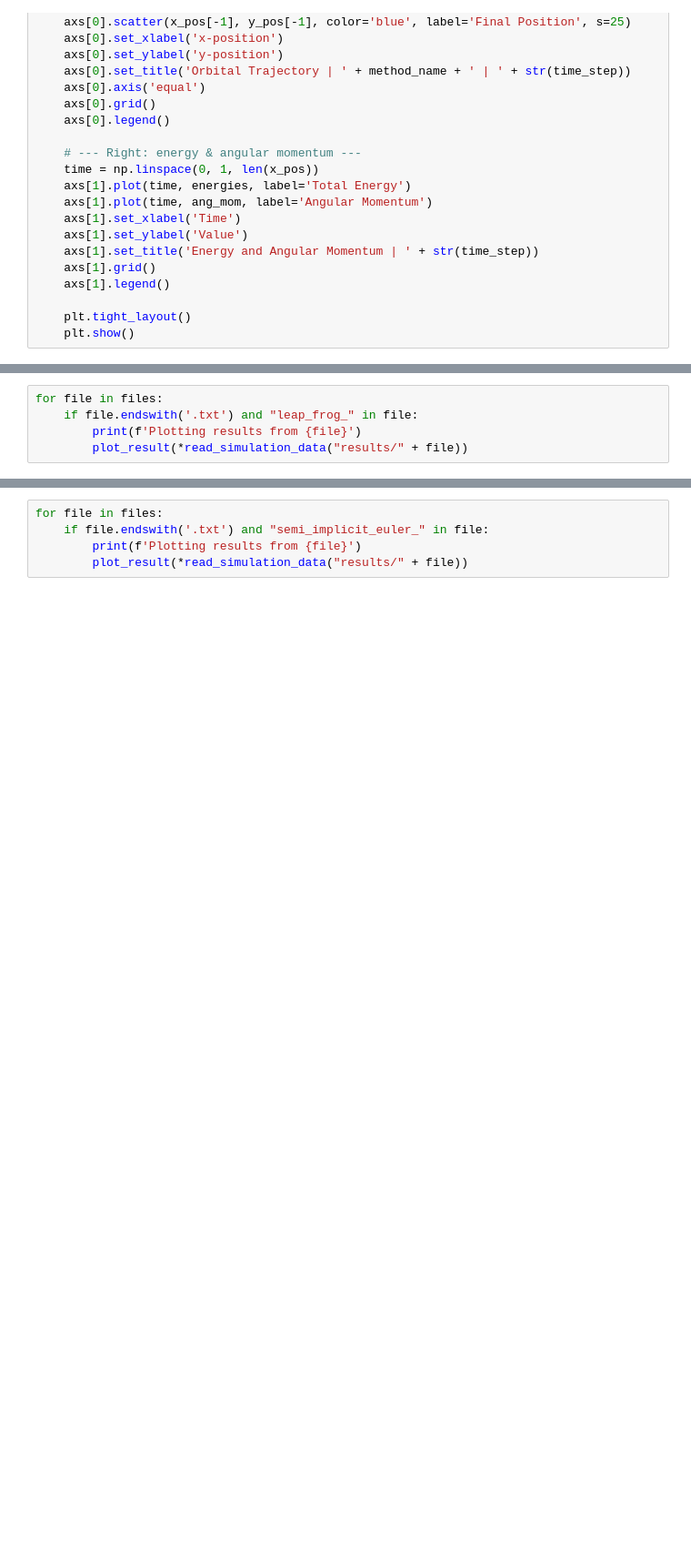
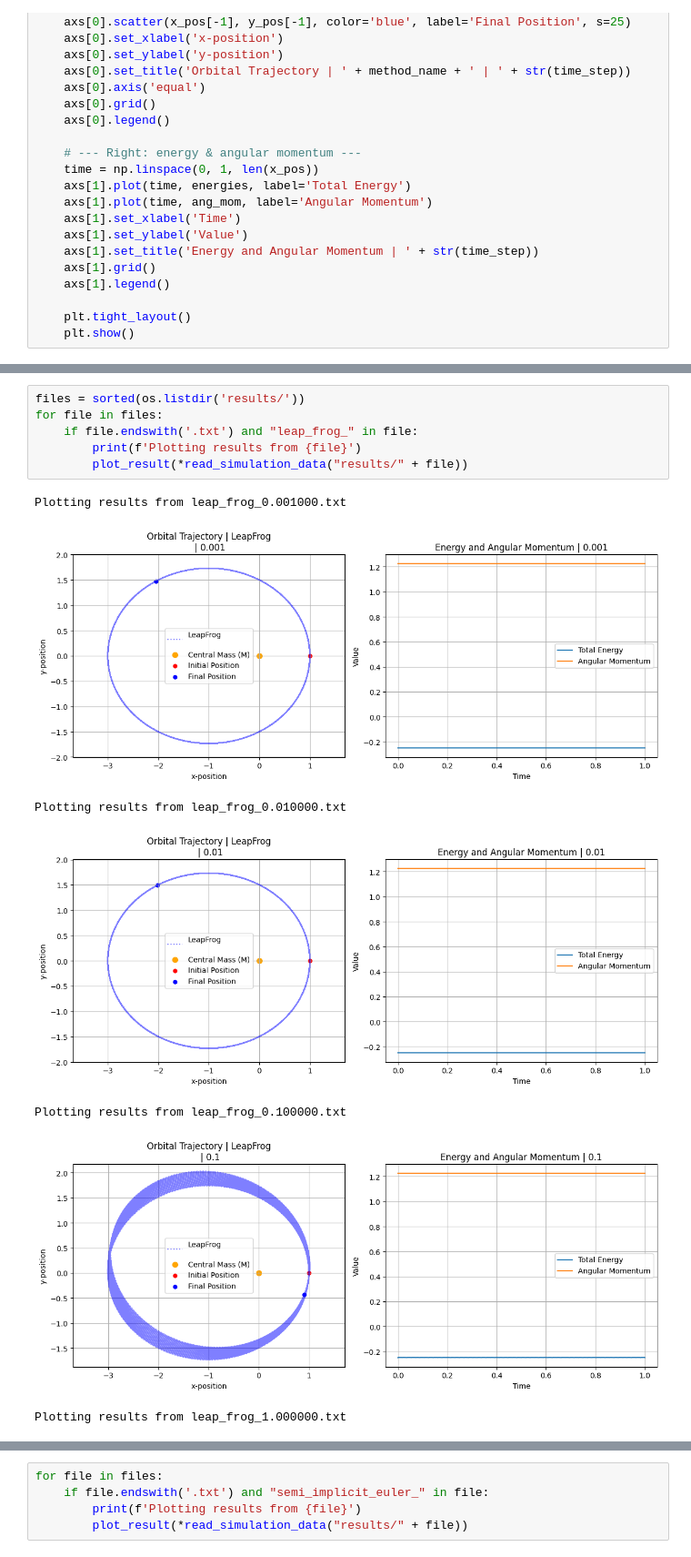
Before and after one commit to kingspoof/AST245-Computational-Astrophysics, a Jupyter notebook: Project 0 Assignments/exercise1/animation.ipynb, the cells around one changed output, grey strips where cells are left out. Shown at 91% size. Drawn from its saved outputs; the diff is of its cells as text; blank space fills up the shorter version.

```diff
--- a/Project 0 Assignments/exercise1/animation.ipynb
+++ b/Project 0 Assignments/exercise1/animation.ipynb
@@ -107,5 +116,14 @@ for file in files:
 # %%
+files = sorted(os.listdir('results/'))
 for file in files:
     if file.endswith('.txt') and "leap_frog_" in file:
         print(f'Plotting results from {file}')
         plot_result(*read_simulation_data("results/" + file))
+# %% [output]
+Plotting results from leap_frog_0.001000.txt
+[figure, added]
+Plotting results from leap_frog_0.010000.txt
+[figure, added]
+Plotting results from leap_frog_0.100000.txt
+[figure, added]
+Plotting results from leap_frog_1.000000.txt
```
Also changed, not shown: parts of 4 cells of this notebook, 3 other files.
